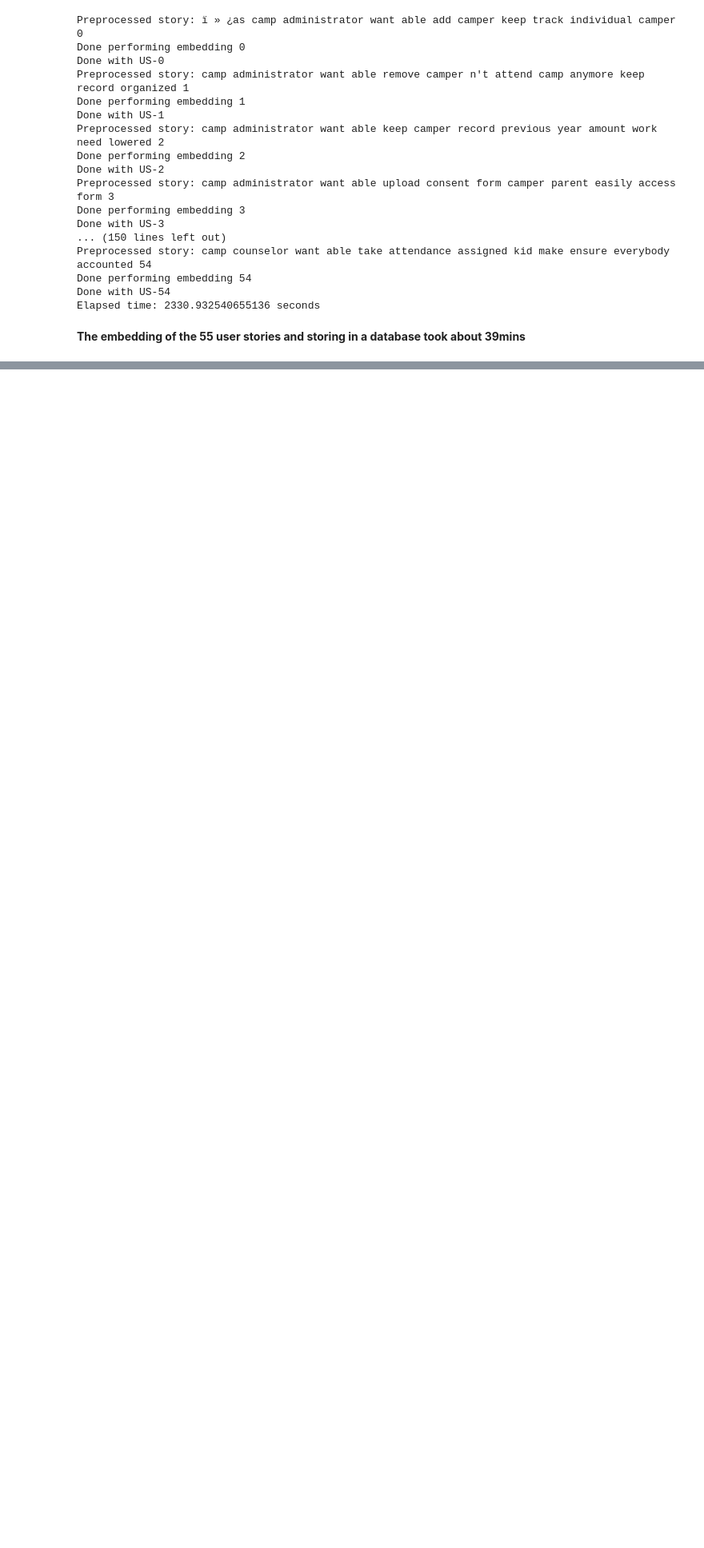
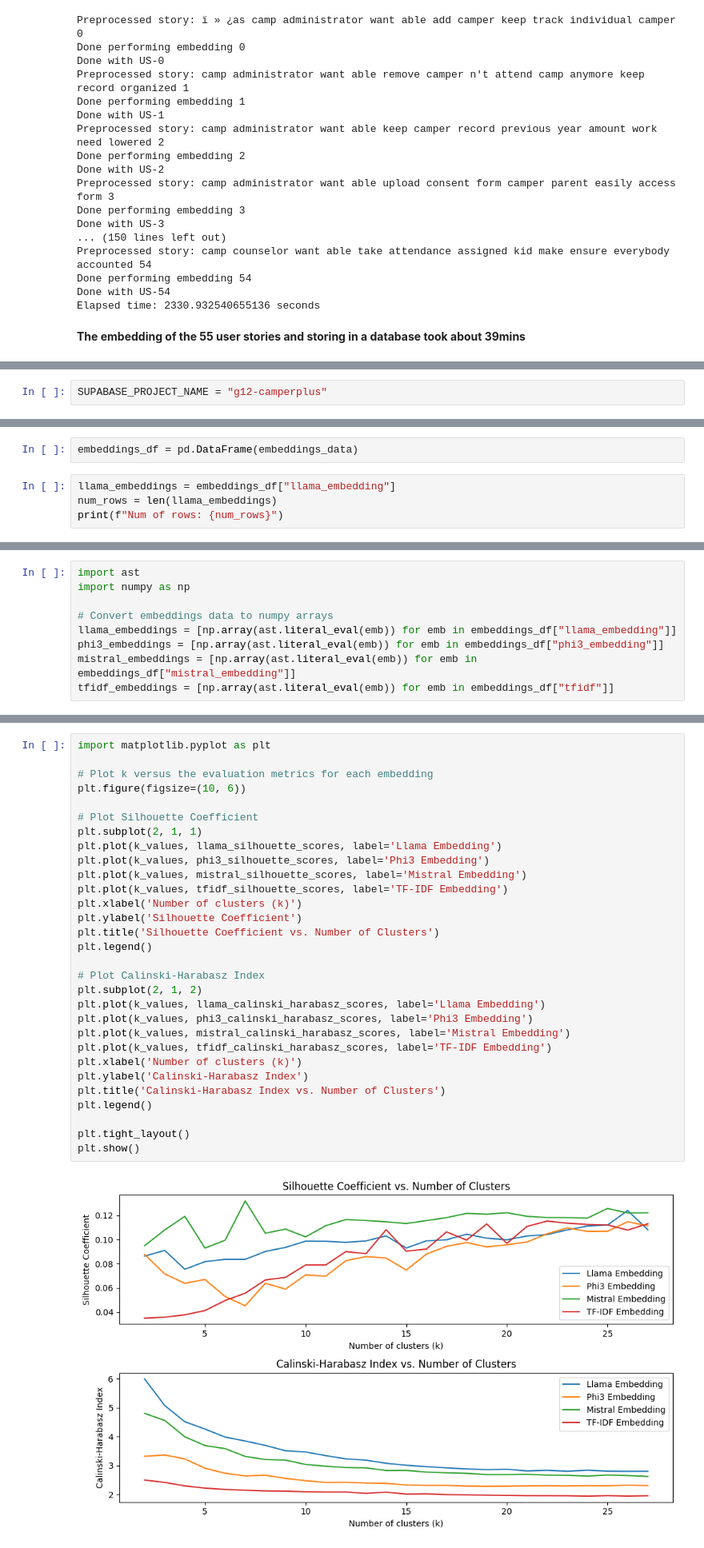
Before and after one commit to Adefioye/user-stories-research, a Jupyter notebook: Research-question-1.ipynb, the cells around one changed output, grey strips where cells are left out. Shown at 80% size. Saved outputs shown, nothing was run; the diff lists cells and outputs as text; blank space fills up the shorter version.

Commit message:
Update README and performed kmeans for several k values

```diff
--- a/Research-question-1.ipynb
+++ b/Research-question-1.ipynb
@@ -178,0 +187,2 @@ __The embedding of the 55 user stories and storing in a database took about 39mi
+# %%
+SUPABASE_PROJECT_NAME = "g12-camperplus"
@@ -178,0 +249,6 @@ __The embedding of the 55 user stories and storing in a database took about 39mi
+# %%
+embeddings_df = pd.DataFrame(embeddings_data)
+# %%
+llama_embeddings = embeddings_df["llama_embedding"]
+num_rows = len(llama_embeddings)
+print(f"Num of rows: {num_rows}")
@@ -178,0 +257,9 @@ __The embedding of the 55 user stories and storing in a database took about 39mi
+# %%
+import ast
+import numpy as np
+
+# Convert embeddings data to numpy arrays
+llama_embeddings = [np.array(ast.literal_eval(emb)) for emb in embeddings_df["llama_embedding"]]
+phi3_embeddings = [np.array(ast.literal_eval(emb)) for emb in embeddings_df["phi3_embedding"]]
+mistral_embeddings = [np.array(ast.literal_eval(emb)) for emb in embeddings_df["mistral_embedding"]]
+tfidf_embeddings = [np.array(ast.literal_eval(emb)) for emb in embeddings_df["tfidf"]]
@@ -178,0 +436,32 @@ __The embedding of the 55 user stories and storing in a database took about 39mi
+# %%
+import matplotlib.pyplot as plt
+
+# Plot k versus the evaluation metrics for each embedding
+plt.figure(figsize=(10, 6))
+
+# Plot Silhouette Coefficient
+plt.subplot(2, 1, 1)
+plt.plot(k_values, llama_silhouette_scores, label='Llama Embedding')
+plt.plot(k_values, phi3_silhouette_scores, label='Phi3 Embedding')
+plt.plot(k_values, mistral_silhouette_scores, label='Mistral Embedding')
+plt.plot(k_values, tfidf_silhouette_scores, label='TF-IDF Embedding')
+plt.xlabel('Number of clusters (k)')
+plt.ylabel('Silhouette Coefficient')
+plt.title('Silhouette Coefficient vs. Number of Clusters')
+plt.legend()
+
+# Plot Calinski-Harabasz Index
+plt.subplot(2, 1, 2)
+plt.plot(k_values, llama_calinski_harabasz_scores, label='Llama Embedding')
+plt.plot(k_values, phi3_calinski_harabasz_scores, label='Phi3 Embedding')
+plt.plot(k_values, mistral_calinski_harabasz_scores, label='Mistral Embedding')
+plt.plot(k_values, tfidf_calinski_harabasz_scores, label='TF-IDF Embedding')
+plt.xlabel('Number of clusters (k)')
+plt.ylabel('Calinski-Harabasz Index')
+plt.title('Calinski-Harabasz Index vs. Number of Clusters')
+plt.legend()
+
+plt.tight_layout()
+plt.show()
+# %% [output]
+[figure, added]
```
Also changed, not shown: parts of 27 cells of this notebook, 3 other files.
